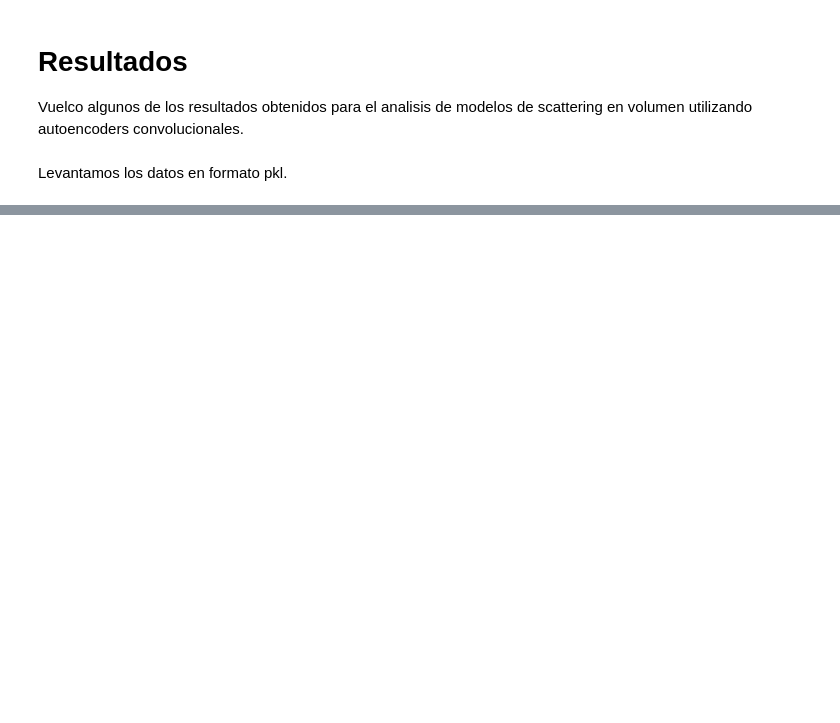
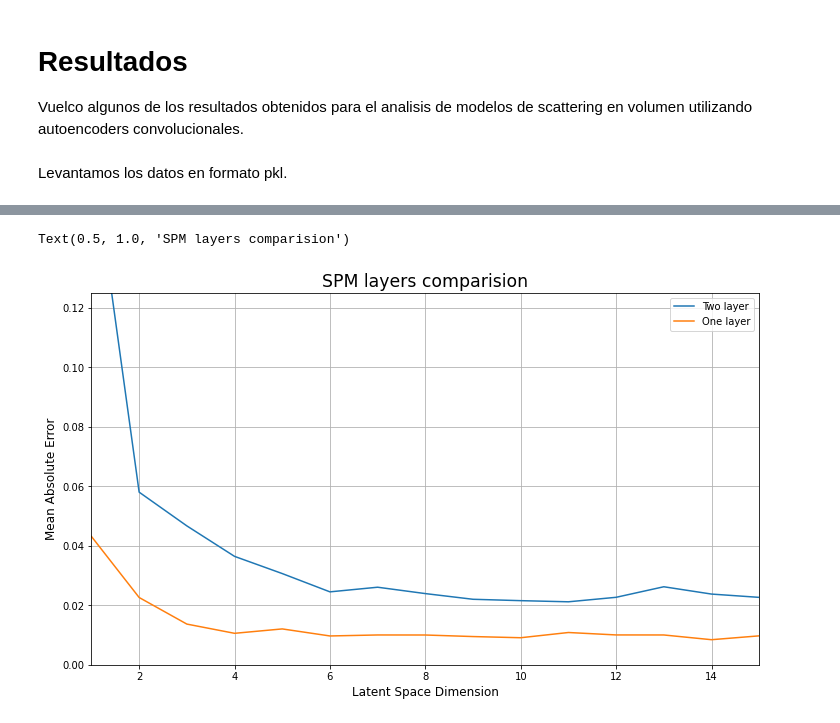
Before and after one commit to jotavecorta/DeepScatteringModels, a Jupyter notebook: results/graphs.ipynb, the cells around one changed output, grey strips where cells are left out. Cells and saved outputs as stored; diff of their text form; code cells hidden in the pictures; blank space fills up the shorter version.

```diff
--- a/results/graphs.ipynb
+++ b/results/graphs.ipynb
@@ -75,0 +78,10 @@ os.path.join(os.getcwd(), 'cost_comparation.png')
+# %%
+fig, ax = plt.subplots(constrained_layout=True, figsize=(10, 6))
+cost_plot(cost['SPM two layer']['MAE'][1], ax,
+          label='Two layer', ylabel='Mean Absolute Error')
+cost_plot(cost['SPM one layer']['MAE'][1], ax,
+          label='One layer', ylabel='Mean Absolute Error')
+ax.set_title('SPM layers comparision', fontsize = 'xx-large')
+# %% [output]
+Text(0.5, 1.0, 'SPM layers comparision')
+[figure, added]
```
Also changed, not shown: parts of 3 cells of this notebook.
